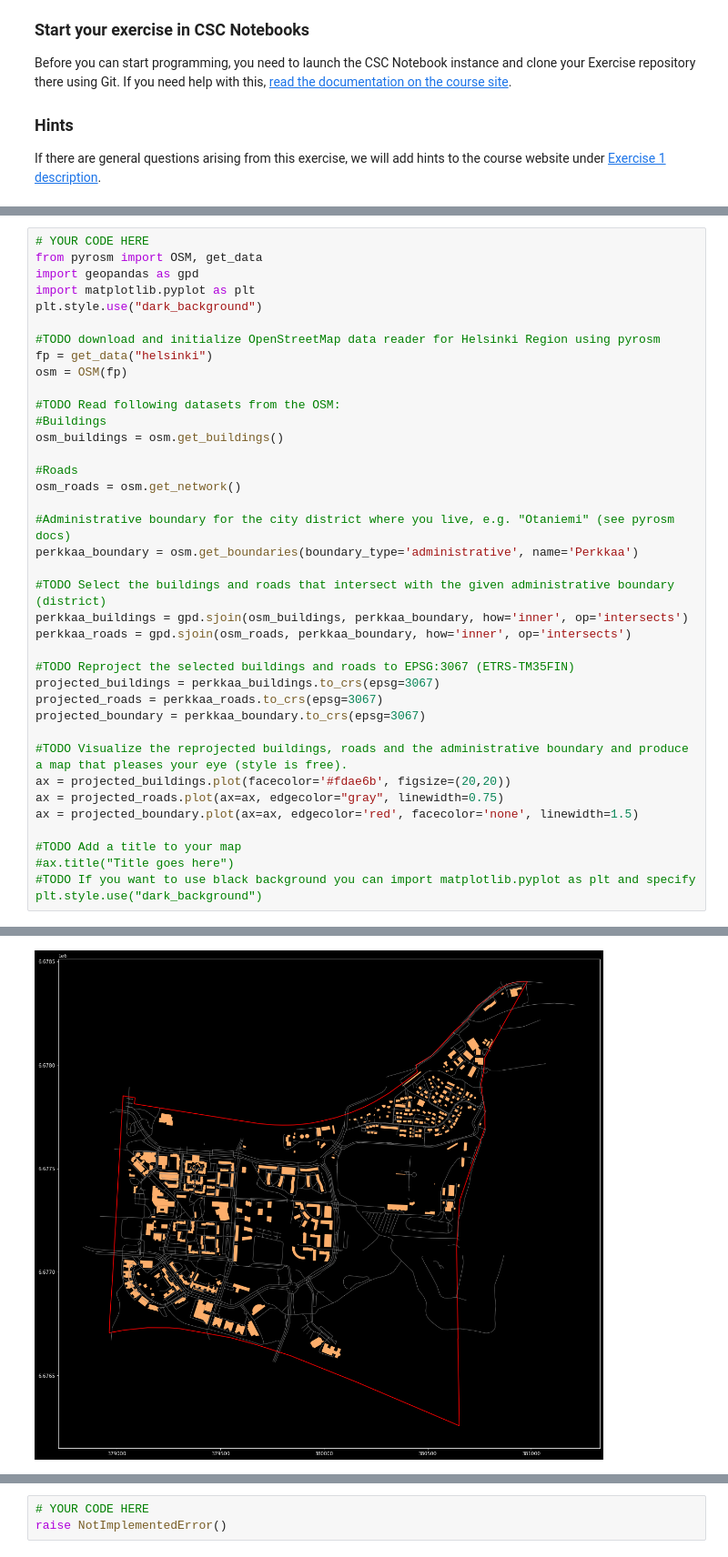
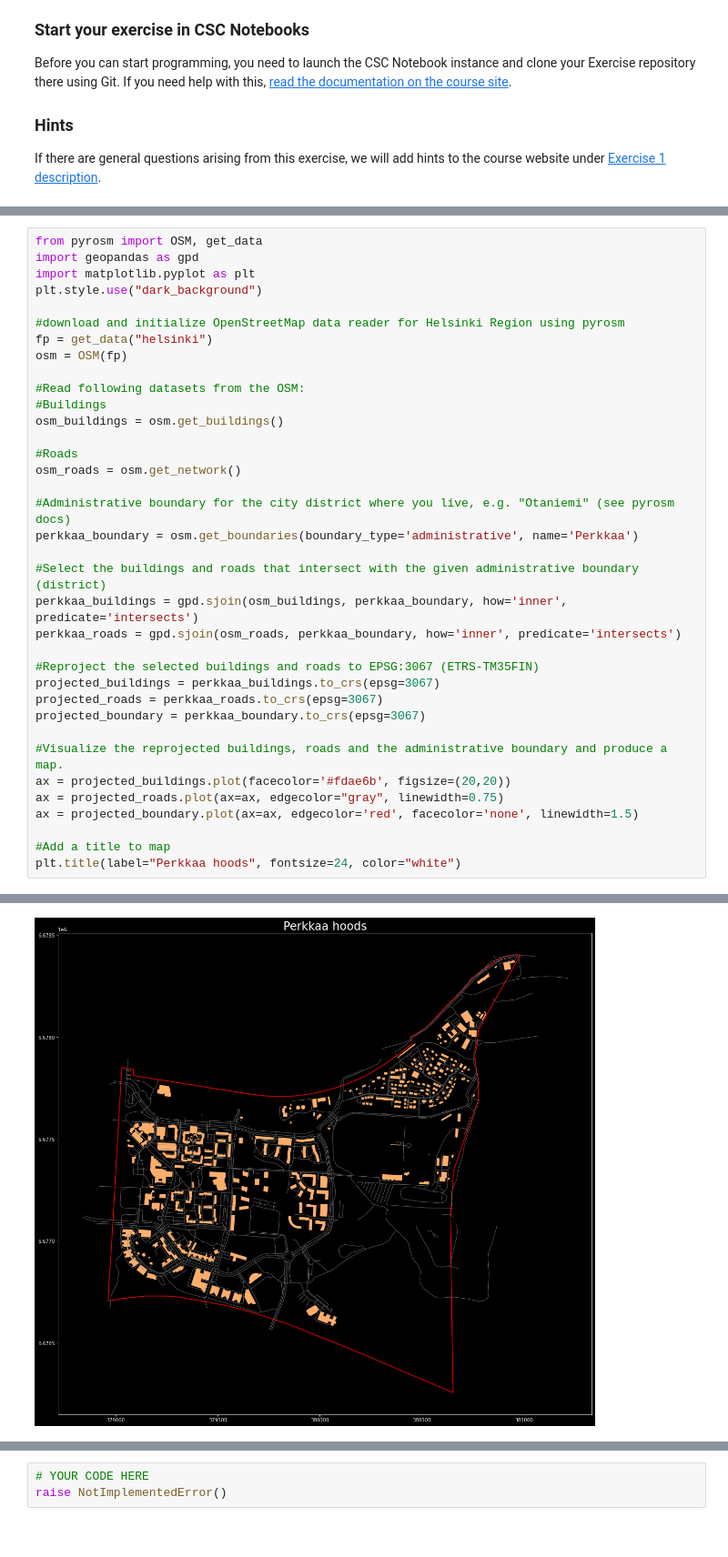
Before and after one commit to Spatial-Analytics-2021/exercise-1-laripernu, a Jupyter notebook: Exercise-1-programming.ipynb, the cells around one changed output, grey strips where cells are left out. Shown at 91% size. Saved outputs shown, nothing was run; the diff lists cells and outputs as text.

```diff
--- a/Exercise-1-programming.ipynb
+++ b/Exercise-1-programming.ipynb
@@ -47,17 +47,16 @@ In the first task you should write code in which you:
 
 Please write your solution to the cell below (remove the `raise NotImplementedError()` code). You can create new cells as well if needed.
 # %%
-# YOUR CODE HERE
 from pyrosm import OSM, get_data
 import geopandas as gpd
 import matplotlib.pyplot as plt
 plt.style.use("dark_background")
 
-#TODO download and initialize OpenStreetMap data reader for Helsinki Region using pyrosm
+#download and initialize OpenStreetMap data reader for Helsinki Region using pyrosm
 fp = get_data("helsinki")
 osm = OSM(fp)
 
-#TODO Read following datasets from the OSM:
+#Read following datasets from the OSM:
 #Buildings
 osm_buildings = osm.get_buildings()
 
@@ -67,21 +66,20 @@ osm_roads = osm.get_network()
 #Administrative boundary for the city district where you live, e.g. "Otaniemi" (see pyrosm docs)
 perkkaa_boundary = osm.get_boundaries(boundary_type='administrative', name='Perkkaa')
 
-#TODO Select the buildings and roads that intersect with the given administrative boundary (district)
-perkkaa_buildings = gpd.sjoin(osm_buildings, perkkaa_boundary, how='inner', op='intersects')
-perkkaa_roads = gpd.sjoin(osm_roads, perkkaa_boundary, how='inner', op='intersects')
+#Select the buildings and roads that intersect with the given administrative boundary (district)
+perkkaa_buildings = gpd.sjoin(osm_buildings, perkkaa_boundary, how='inner', predicate='intersects')
+perkkaa_roads = gpd.sjoin(osm_roads, perkkaa_boundary, how='inner', predicate='intersects')
 
-#TODO Reproject the selected buildings and roads to EPSG:3067 (ETRS-TM35FIN)
+#Reproject the selected buildings and roads to EPSG:3067 (ETRS-TM35FIN)
 projected_buildings = perkkaa_buildings.to_crs(epsg=3067)
 projected_roads = perkkaa_roads.to_crs(epsg=3067)
 projected_boundary = perkkaa_boundary.to_crs(epsg=3067)
 
-#TODO Visualize the reprojected buildings, roads and the administrative boundary and produce a map that pleases your eye (style is free).
+#Visualize the reprojected buildings, roads and the administrative boundary and produce a map.
 ax = projected_buildings.plot(facecolor='#fdae6b', figsize=(20,20))
 ax = projected_roads.plot(ax=ax, edgecolor="gray", linewidth=0.75)
 ax = projected_boundary.plot(ax=ax, edgecolor='red', facecolor='none', linewidth=1.5)
 
-#TODO Add a title to your map
-#ax.title("Title goes here")
-#TODO If you want to use black background you can import matplotlib.pyplot as plt and specify plt.style.use("dark_background")
+#Add a title to map
+plt.title(label="Perkkaa hoods", fontsize=24, color="white")
 # %% [output]
@@ -88,4 +87,4 @@ ax = projected_boundary.plot(ax=ax, edgecolor='red', facecolor='none', linewidth
-[figure, old version]
+[figure, new version]
 # %% [markdown]
 ## Problem 2  - Kernel Density Estimation (5 points)
 
```
Also changed, not shown: parts of 1 cell of this notebook.
